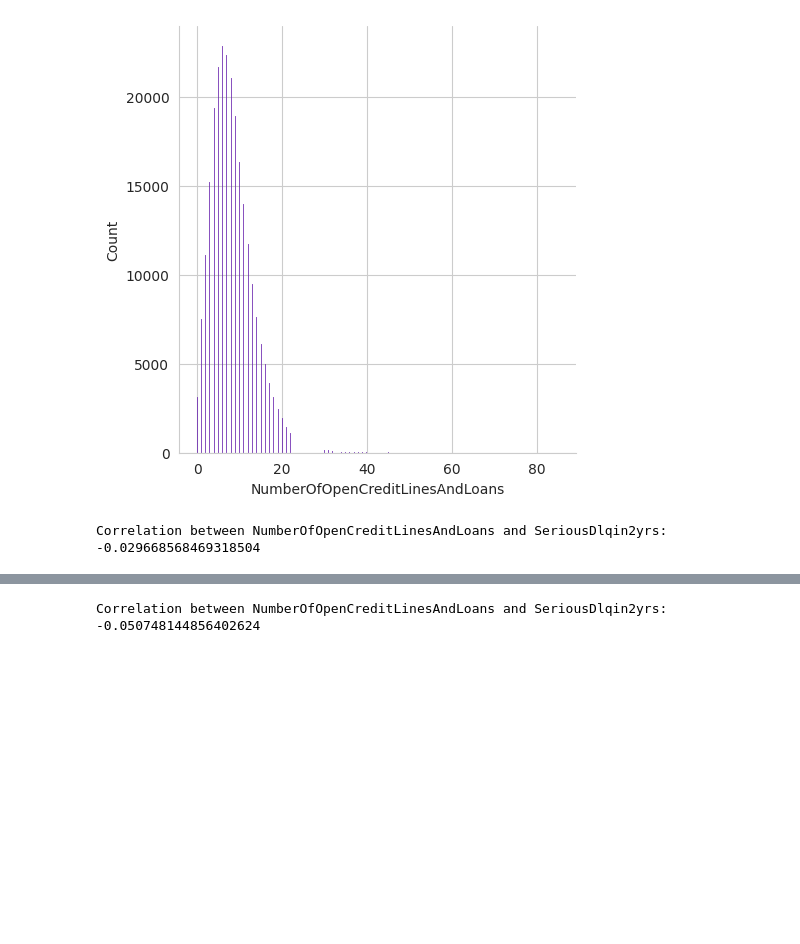
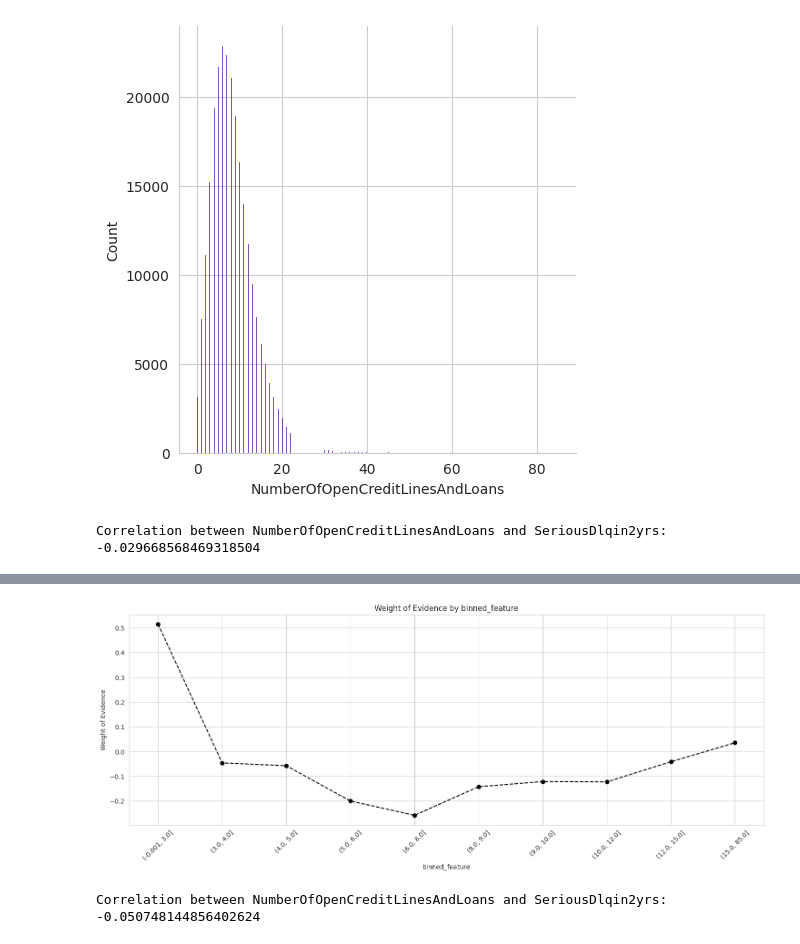
Before and after one commit to Saba-a11/Kaggle_Credit_Score, a Jupyter notebook: CreditModel.ipynb, the cells around one changed output, grey strips where cells are left out. Cells and saved outputs as stored; diff of their text form; code cells hidden in the pictures; blank space fills up the shorter version.

```diff
--- a/CreditModel.ipynb
+++ b/CreditModel.ipynb
@@ -649,2 +725,16 @@ scatter_plot(combined_data, 'DebtRatio', 'SeriousDlqin2yrs')
+# %%
+combined_data['DebtRatio: < 0.063'] = np.where((combined_data['DebtRatio'] <= 0.063), 1, 0)
+
+combined_data['DebtRatio: 0.063 - 0.233'] = np.where((combined_data['DebtRatio'] > 0.063) & (combined_data['DebtRatio'] <= 0.233), 1, 0)
+
+combined_data['DebtRatio: 0.233 - 0.307'] = np.where((combined_data['DebtRatio'] > 0.233) & (combined_data['DebtRatio'] <= 0.307), 1, 0)
+
+combined_data['DebtRatio: 0.307 - 0.412'] = np.where((combined_data['DebtRatio'] > 0.307) & (combined_data['DebtRatio'] <= 0.412), 1, 0)
+
+combined_data['DebtRatio: 0.412 - 0.645'] = np.where((combined_data['DebtRatio'] > 0.412) & (combined_data['DebtRatio'] <= 0.645), 1, 0)
+
+combined_data['DebtRatio: 0.645 - 0.862'] = np.where((combined_data['DebtRatio'] > 0.645) & (combined_data['DebtRatio'] <= 0.862), 1, 0)
+
+combined_data['DebtRatio: > 0.862'] = np.where((combined_data['DebtRatio'] > 0.862), 1, 0)
 # %% [markdown]
 ### NumberOfOpenCreditLinesAndLoans Column
@@ -669,3 +763,6 @@ sns.displot(combined_data["NumberOfOpenCreditLinesAndLoans"])
 prt_corr(combined_data, 'NumberOfOpenCreditLinesAndLoans', 'SeriousDlqin2yrs')
 # %% [output]
 Correlation between NumberOfOpenCreditLinesAndLoans and SeriousDlqin2yrs: -0.029668568469318504
+# %%
+woe_iv_result = calculate_woe_iv(combined_data, 'SeriousDlqin2yrs', 'NumberOfOpenCreditLinesAndLoans', bins=10)
+print(woe_iv_result)
@@ -672,3 +782,7 @@ Correlation between NumberOfOpenCreditLinesAndLoans and SeriousDlqin2yrs: -0.029
+# %%
+plot_woe(woe_iv_result, 45)
+# %% [output]
+[figure, added]
 # %%
 upper_bound = combined_data["NumberOfOpenCreditLinesAndLoans"].quantile(0.75)
 
```
Also changed, not shown: parts of 30 cells of this notebook.
